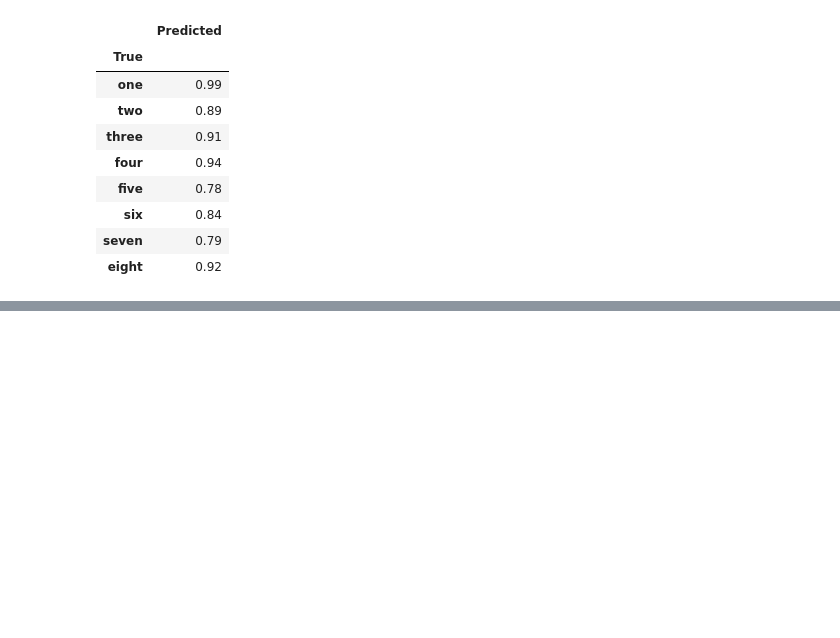
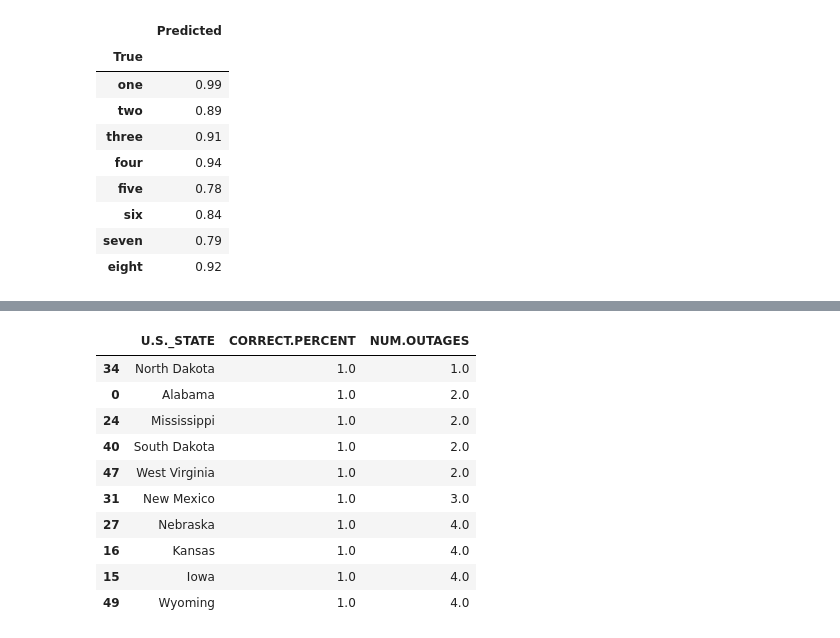
Before and after one commit to averma205/National-Power-Outages-Severity-Analysis, a Jupyter notebook: severity_analysis.ipynb, the cells around one changed output, grey strips where cells are left out. Drawn from its saved outputs; the diff is of its cells as text; code cells hidden in the pictures; blank space fills up the shorter version.

```diff
--- a/severity_analysis.ipynb
+++ b/severity_analysis.ipynb
@@ -654,0 +657,17 @@ fairness.sort_values(by="NUM.OUTAGES", ascending=False).head(10)
+# %%
+# Bottom 10 states by number of outages
+# Due to lack of data for these states, it seems that state becomes
+# the strongest predictor of severity
+fairness.sort_values(by="NUM.OUTAGES", ascending=True).head(10)
+# %% [output]
+|  | U.S._STATE | CORRECT.PERCENT | NUM.OUTAGES |
+| 34 | North Dakota | 1.0 | 1.0 |
+| 0 | Alabama | 1.0 | 2.0 |
+| 24 | Mississippi | 1.0 | 2.0 |
+| 40 | South Dakota | 1.0 | 2.0 |
+| 47 | West Virginia | 1.0 | 2.0 |
+| 31 | New Mexico | 1.0 | 3.0 |
+| 27 | Nebraska | 1.0 | 4.0 |
+| 16 | Kansas | 1.0 | 4.0 |
+| 15 | Iowa | 1.0 | 4.0 |
+| 49 | Wyoming | 1.0 | 4.0 |
```
Also changed, not shown: parts of 2 cells of this notebook.
